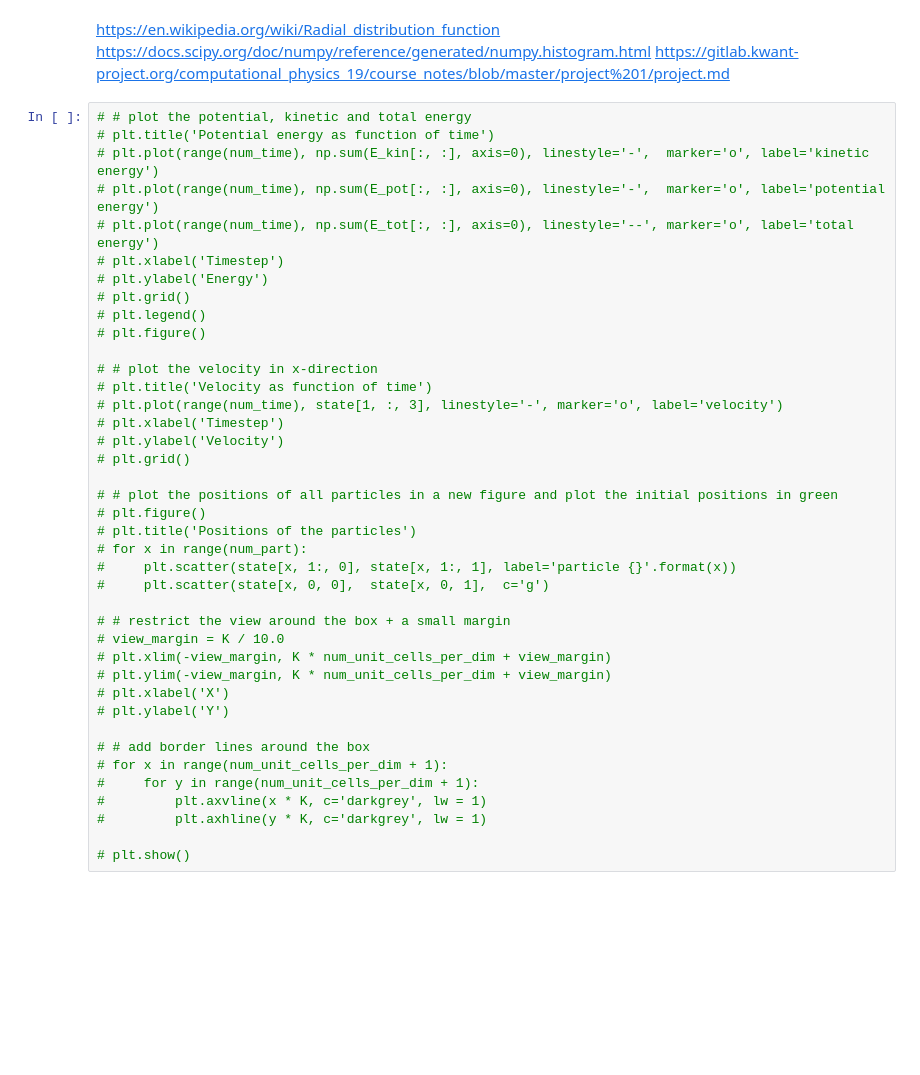
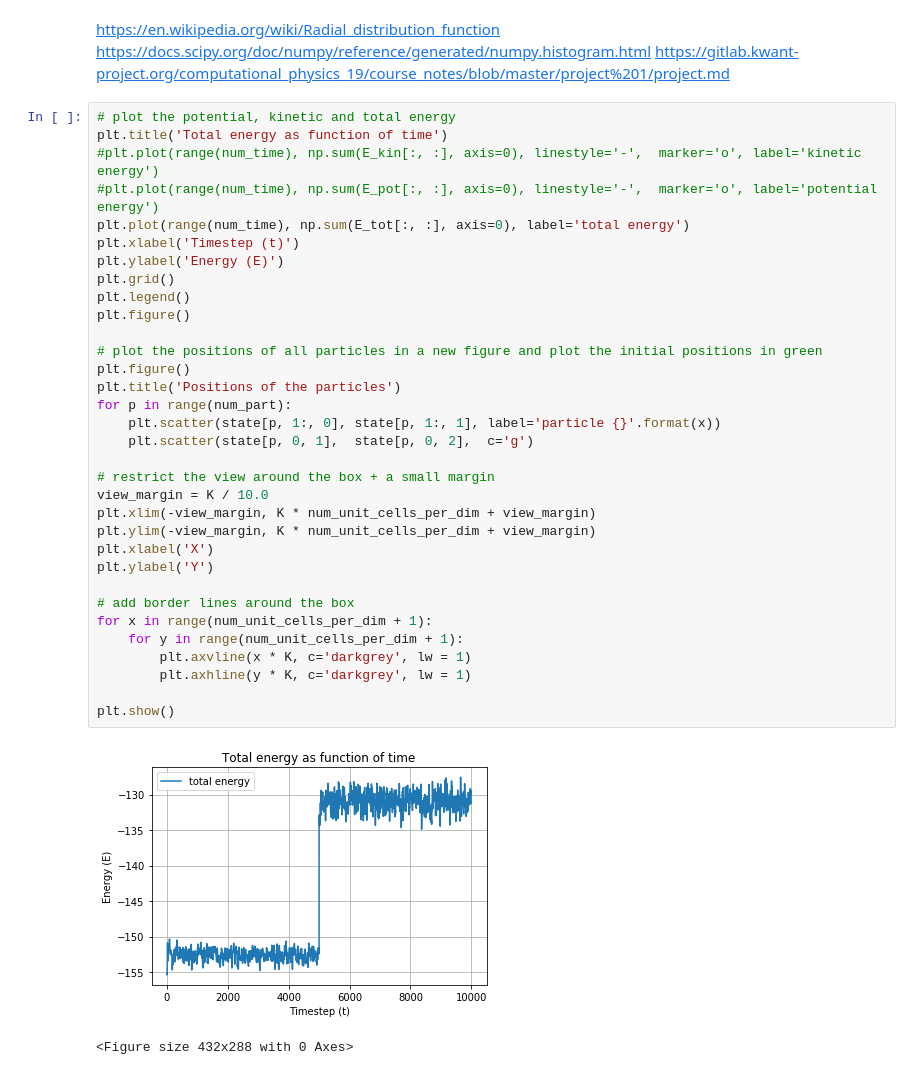
Before and after one commit to Merg3D/computational_physics_2019, a Jupyter notebook: Project1/Argon Project.ipynb, the cells around one changed output. Cells and saved outputs as stored; diff of their text form; blank space fills up the shorter version.

```diff
--- a/Project1/Argon Project.ipynb
+++ b/Project1/Argon Project.ipynb
@@ -191,42 +166,38 @@ https://en.wikipedia.org/wiki/Radial_distribution_function
 https://docs.scipy.org/doc/numpy/reference/generated/numpy.histogram.html
 https://gitlab.kwant-project.org/computational_physics_19/course_notes/blob/master/project%201/project.md
 # %%
-# # plot the potential, kinetic and total energy
-# plt.title('Potential energy as function of time')
-# plt.plot(range(num_time), np.sum(E_kin[:, :], axis=0), linestyle='-',  marker='o', label='kinetic energy')
-# plt.plot(range(num_time), np.sum(E_pot[:, :], axis=0), linestyle='-',  marker='o', label='potential energy')
-# plt.plot(range(num_time), np.sum(E_tot[:, :], axis=0), linestyle='--', marker='o', label='total energy')
-# plt.xlabel('Timestep')
-# plt.ylabel('Energy')
-# plt.grid()
-# plt.legend()
-# plt.figure()
+# plot the potential, kinetic and total energy
+plt.title('Total energy as function of time')
+#plt.plot(range(num_time), np.sum(E_kin[:, :], axis=0), linestyle='-',  marker='o', label='kinetic energy')
+#plt.plot(range(num_time), np.sum(E_pot[:, :], axis=0), linestyle='-',  marker='o', label='potential energy')
+plt.plot(range(num_time), np.sum(E_tot[:, :], axis=0), label='total energy')
+plt.xlabel('Timestep (t)')
+plt.ylabel('Energy (E)')
+plt.grid()
+plt.legend()
+plt.figure()
 
-# # plot the velocity in x-direction
-# plt.title('Velocity as function of time')
-# plt.plot(range(num_time), state[1, :, 3], linestyle='-', marker='o', label='velocity')
-# plt.xlabel('Timestep')
-# plt.ylabel('Velocity')
-# plt.grid()
+# plot the positions of all particles in a new figure and plot the initial positions in green
+plt.figure()
+plt.title('Positions of the particles')
+for p in range(num_part):
+    plt.scatter(state[p, 1:, 0], state[p, 1:, 1], label='particle {}'.format(x))
+    plt.scatter(state[p, 0, 1],  state[p, 0, 2],  c='g')
 
-# # plot the positions of all particles in a new figure and plot the initial positions in green
-# plt.figure()
-# plt.title('Positions of the particles')
-# for x in range(num_part):
-#     plt.scatter(state[x, 1:, 0], state[x, 1:, 1], label='particle {}'.format(x))
-#     plt.scatter(state[x, 0, 0],  state[x, 0, 1],  c='g')
+# restrict the view around the box + a small margin
+view_margin = K / 10.0
+plt.xlim(-view_margin, K * num_unit_cells_per_dim + view_margin)
+plt.ylim(-view_margin, K * num_unit_cells_per_dim + view_margin)
+plt.xlabel('X')
+plt.ylabel('Y')
 
-# # restrict the view around the box + a small margin
-# view_margin = K / 10.0
-# plt.xlim(-view_margin, K * num_unit_cells_per_dim + view_margin)
-# plt.ylim(-view_margin, K * num_unit_cells_per_dim + view_margin)
-# plt.xlabel('X')
-# plt.ylabel('Y')
+# add border lines around the box
+for x in range(num_unit_cells_per_dim + 1):
+    for y in range(num_unit_cells_per_dim + 1):
+        plt.axvline(x * K, c='darkgrey', lw = 1)
+        plt.axhline(y * K, c='darkgrey', lw = 1)
 
-# # add border lines around the box
-# for x in range(num_unit_cells_per_dim + 1):
-#     for y in range(num_unit_cells_per_dim + 1):
-#         plt.axvline(x * K, c='darkgrey', lw = 1)
-#         plt.axhline(y * K, c='darkgrey', lw = 1)
-
-# plt.show()
+plt.show()
+# %% [output]
+[figure, added]
+<Figure size 432x288 with 0 Axes>
```
Also changed, not shown: parts of 10 cells of this notebook, 1 other file.
